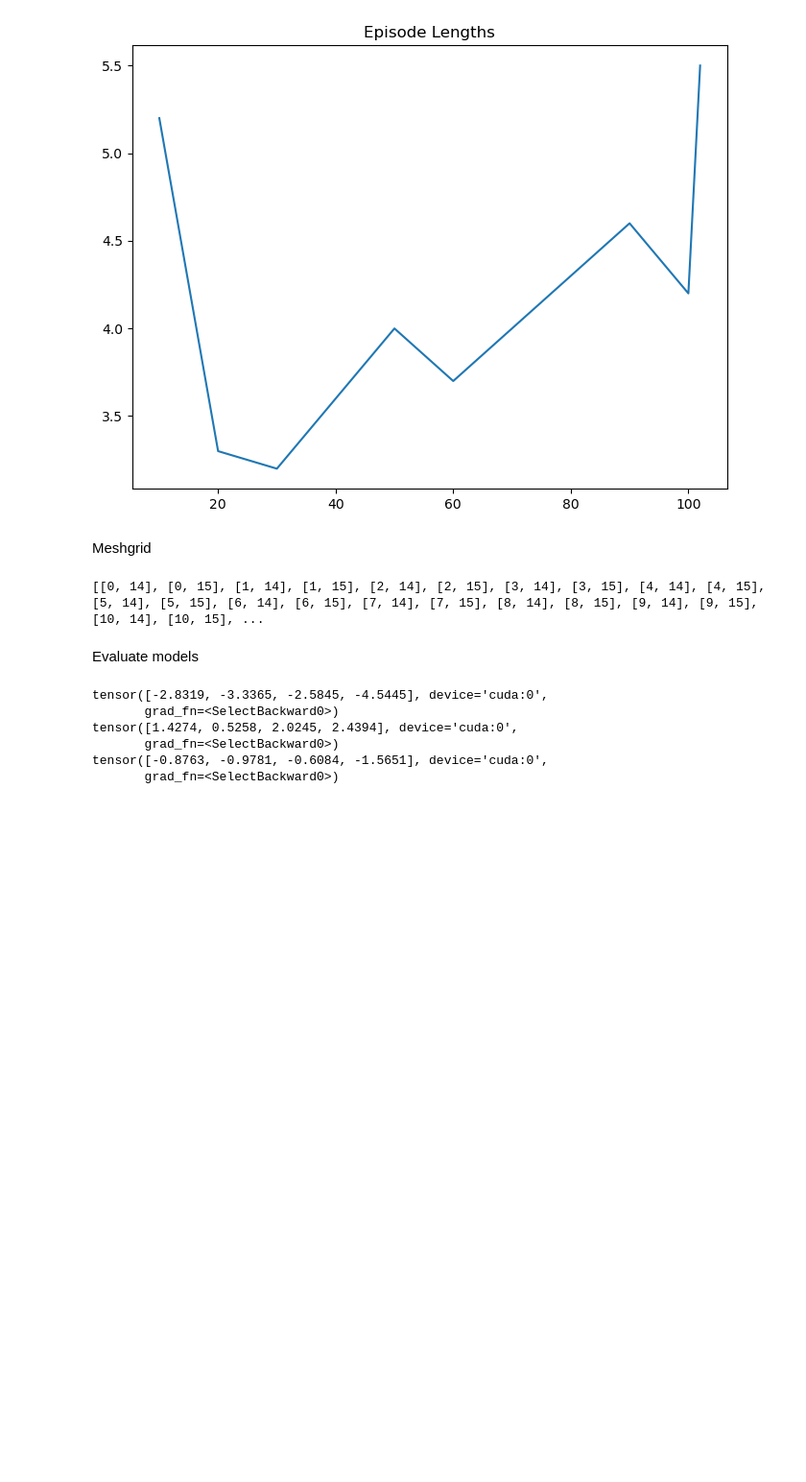
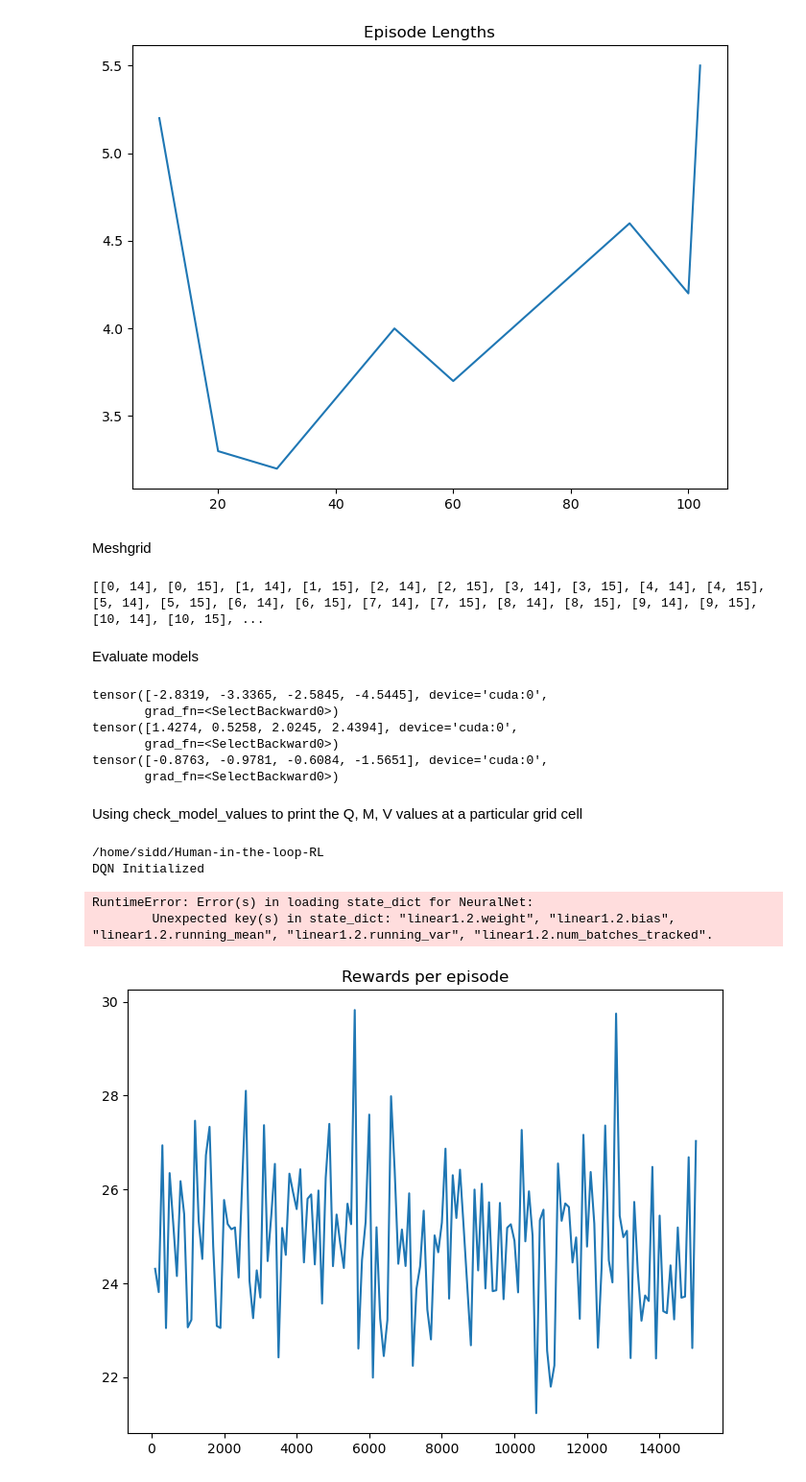
Before and after one commit to SiddharthSingi/Human-in-the-loop-RL, a Jupyter notebook: DQN_sparse_map/test.ipynb, the cells around one changed output. Shown: that part at 96% size. Cells and saved outputs as stored; diff of their text form; code cells hidden in the pictures; blank space fills up the shorter version.

```diff
--- a/DQN_sparse_map/test.ipynb
+++ b/DQN_sparse_map/test.ipynb
@@ -172,3 +172,48 @@ tensor([1.4274, 0.5258, 2.0245, 2.4394], device='cuda:0',
        grad_fn=<SelectBackward0>)
 tensor([-0.8763, -0.9781, -0.6084, -1.5651], device='cuda:0',
        grad_fn=<SelectBackward0>)
+# %% [markdown]
+Using check_model_values to print the Q, M, V values at a particular grid cell
+# %%
+from dqn import DQN_Agent
+from sparse_env import Grid
+import torch
+import os
+os.chdir('/home/sidd/Human-in-the-loop-RL/')
+print(os.getcwd())
+
+env = Grid(patch_size=5)
+test_env = Grid(0, patch_size=5)
+device = torch.device('cuda' if torch.cuda.is_available() else "cpu")
+lr = 1e-4			# Learning rate for Q, M models
+
+DQN = DQN_Agent(env, test_env, lr, device)
+DQN.check_model_values('DQN_sparse_map/100k/v2/Plots/offline_trained', [0,11])
+# %% [output]
+/home/sidd/Human-in-the-loop-RL
+DQN Initialized
+RuntimeError: Error(s) in loading state_dict for NeuralNet:
+        Unexpected key(s) in state_dict: "linear1.2.weight", "linear1.2.bias", "linear1.2.running_mean", "linear1.2.running_var", "linear1.2.num_batches_tracked".
+# %%
+import matplotlib.pyplot as plt
+import numpy as np
+
+# Visualizations
+# Plotting Rewards
+ep_rewards = np.random.uniform(0, 50, size=15000)
+
+smoothing_number = 100
+x = np.arange(0, len(ep_rewards), smoothing_number)
+x = np.append(x, len(ep_rewards))
+y = [np.average(ep_rewards[x[i]:x[i+1]]) for i in range(len(x)-1)]
+x = x[1:]
+
+fig, ax0 = plt.subplots(figsize=(8,6))
+ax0.set_title('Rewards per episode')
+ax0.plot(x, y)
+# plt.savefig(os.path.join(self.logdir, 'Plots', 'rewards.jpg'), \
+#     bbox_inches ="tight",\
+#     dpi=250)
+plt.show()
+# %% [output]
+[figure, added]
```
Also changed, not shown: parts of 2 cells of this notebook, 4 other files.
